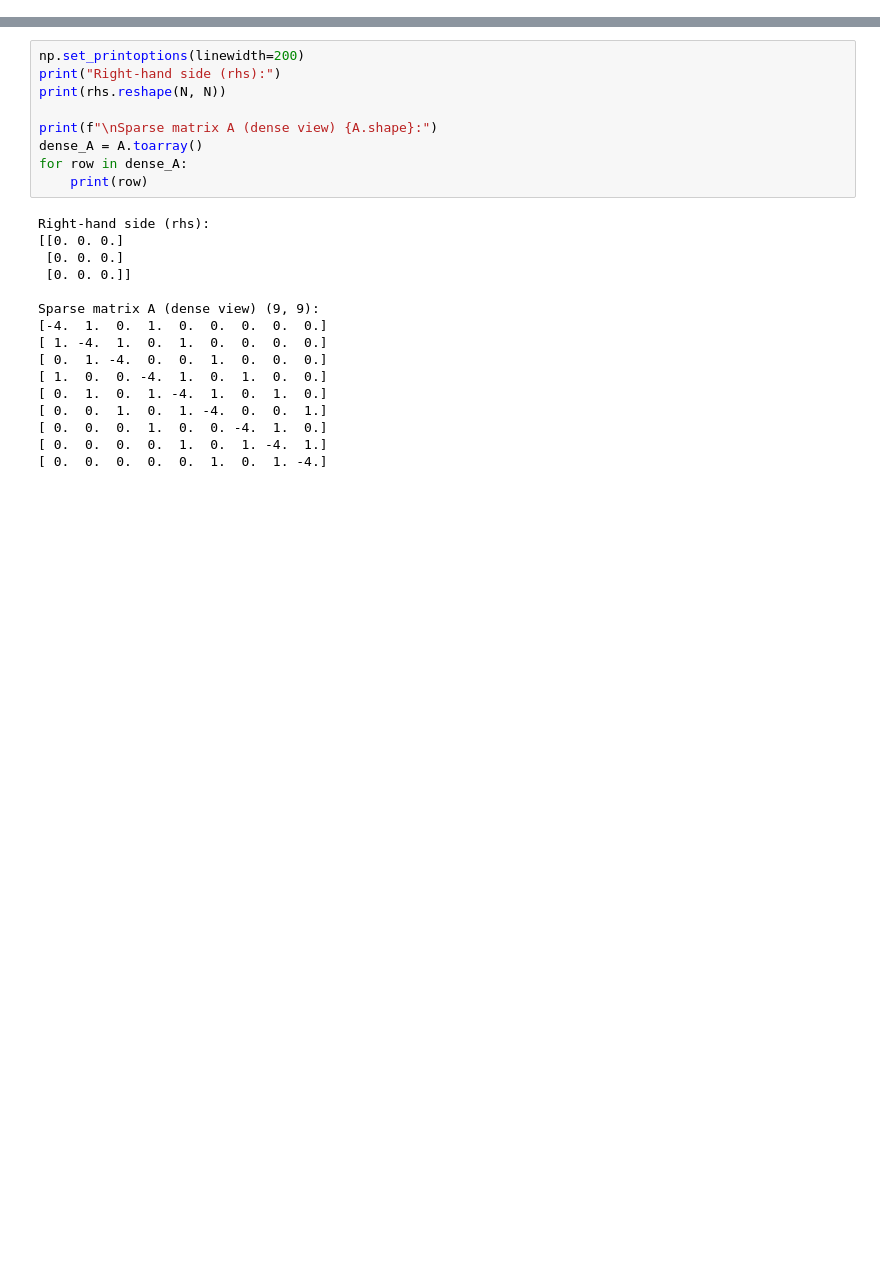
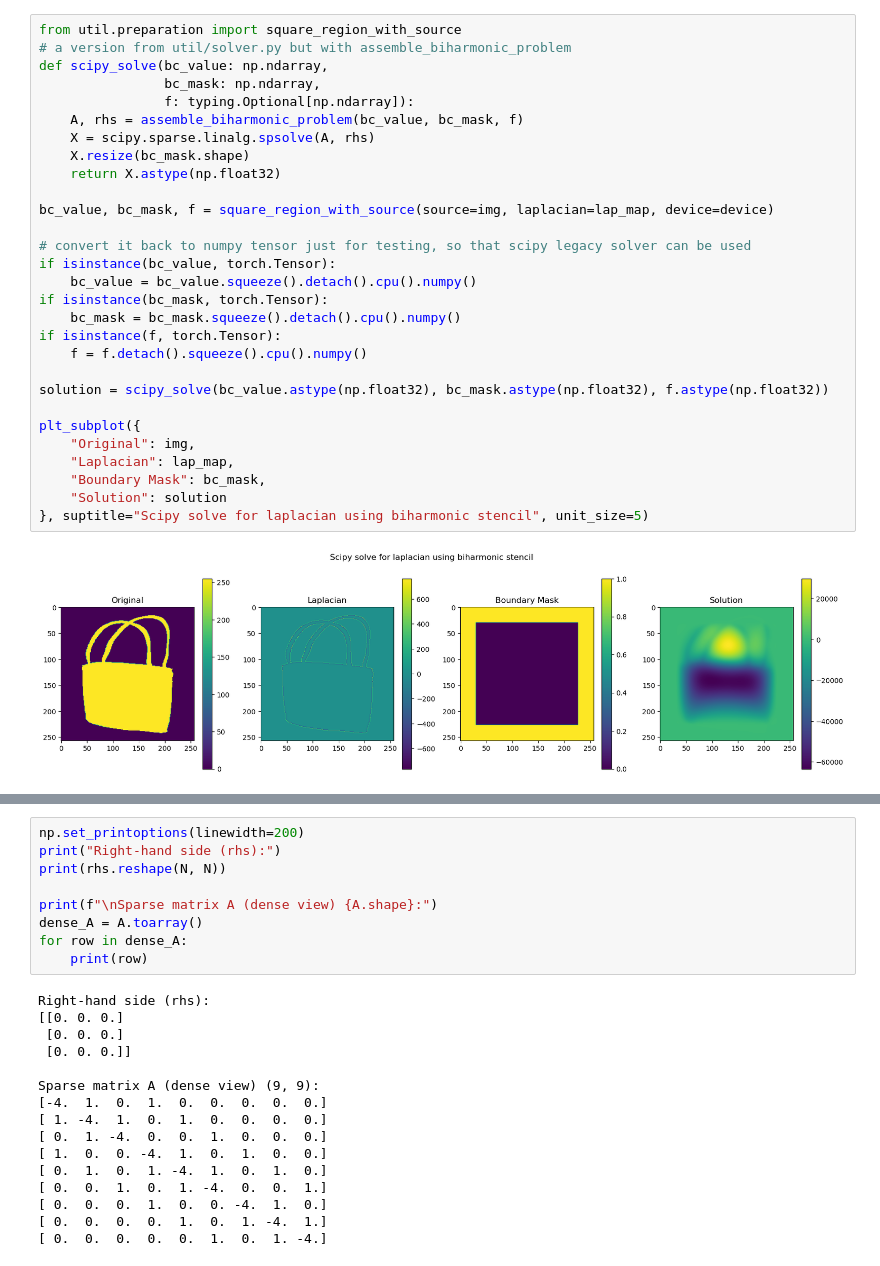
Before and after one commit to kerwin145/UGrid, a Jupyter notebook: playground.ipynb, the cells around one changed output, grey strips where cells are left out. Saved outputs shown, nothing was run; the diff lists cells and outputs as text; blank space fills up the shorter version.

Commit message:
added code to use assemble biharmonic problem, and tested it with scipy legacy solver

```diff
--- a/playground.ipynb
+++ b/playground.ipynb
@@ -1 +27,32 @@
+# %%
+from util.preparation import square_region_with_source
+# a version from util/solver.py but with assemble_biharmonic_problem
+def scipy_solve(bc_value: np.ndarray,
+                bc_mask: np.ndarray,
+                f: typing.Optional[np.ndarray]):
+    A, rhs = assemble_biharmonic_problem(bc_value, bc_mask, f)
+    X = scipy.sparse.linalg.spsolve(A, rhs)
+    X.resize(bc_mask.shape)
+    return X.astype(np.float32)
+
+bc_value, bc_mask, f = square_region_with_source(source=img, laplacian=lap_map, device=device)
+
+# convert it back to numpy tensor just for testing, so that scipy legacy solver can be used
+if isinstance(bc_value, torch.Tensor):
+    bc_value = bc_value.squeeze().detach().cpu().numpy()
+if isinstance(bc_mask, torch.Tensor):
+    bc_mask = bc_mask.squeeze().detach().cpu().numpy()
+if isinstance(f, torch.Tensor):
+    f = f.detach().squeeze().cpu().numpy()
+
+solution = scipy_solve(bc_value.astype(np.float32), bc_mask.astype(np.float32), f.astype(np.float32))
+
+plt_subplot({
+    "Original": img,
+    "Laplacian": lap_map,
+    "Boundary Mask": bc_mask,
+    "Solution": solution
+}, suptitle="Scipy solve for laplacian using biharmonic stencil", unit_size=5)
+# %% [output]
+[figure, added]
 # %%
```
Also changed, not shown: parts of 4 cells of this notebook, 3 other files.
